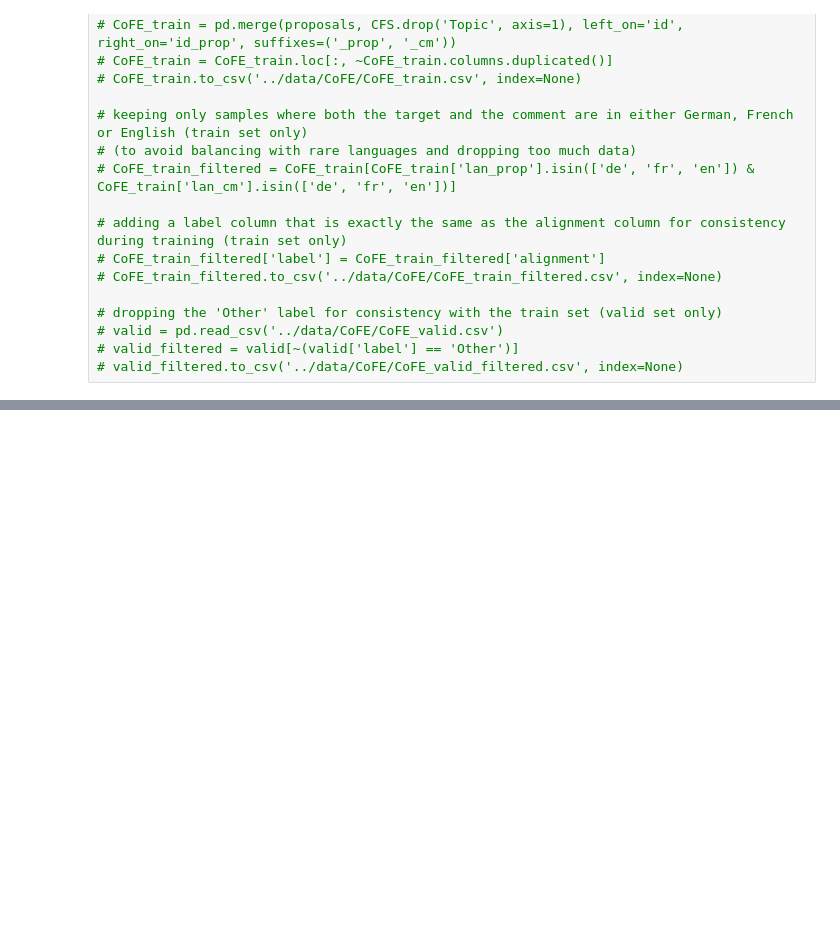
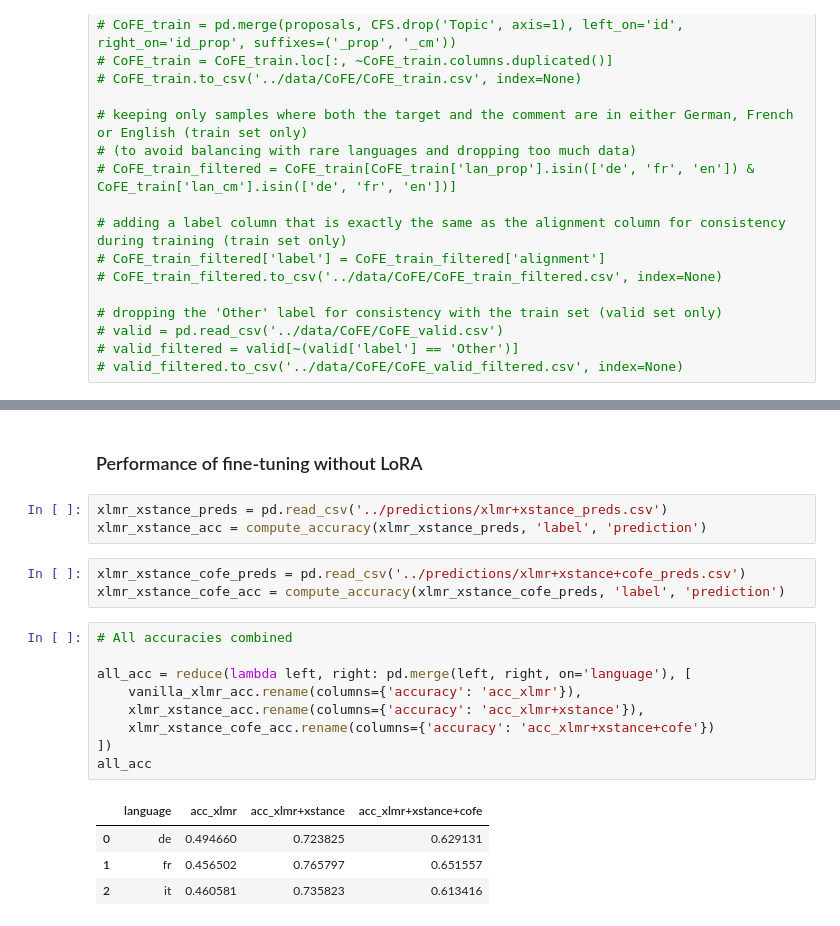
Before and after one commit to NazaninShafiabadi/StanceDetection, a Jupyter notebook: analysis/CoFE.ipynb, the cells around one changed output, grey strips where cells are left out. Drawn from its saved outputs; the diff is of its cells as text; blank space fills up the shorter version.

```diff
--- a/analysis/CoFE.ipynb
+++ b/analysis/CoFE.ipynb
@@ -38,0 +88,22 @@ def balance_df(df, columns:List, rs=42):
+# %% [markdown]
+### Performance of fine-tuning without LoRA
+# %%
+xlmr_xstance_preds = pd.read_csv('../predictions/xlmr+xstance_preds.csv')
+xlmr_xstance_acc = compute_accuracy(xlmr_xstance_preds, 'label', 'prediction')
+# %%
+xlmr_xstance_cofe_preds = pd.read_csv('../predictions/xlmr+xstance+cofe_preds.csv')
+xlmr_xstance_cofe_acc = compute_accuracy(xlmr_xstance_cofe_preds, 'label', 'prediction')
+# %%
+# All accuracies combined
+
+all_acc = reduce(lambda left, right: pd.merge(left, right, on='language'), [
+    vanilla_xlmr_acc.rename(columns={'accuracy': 'acc_xlmr'}),
+    xlmr_xstance_acc.rename(columns={'accuracy': 'acc_xlmr+xstance'}),
+    xlmr_xstance_cofe_acc.rename(columns={'accuracy': 'acc_xlmr+xstance+cofe'})
+])
+all_acc
+# %% [output]
+|  | language | acc_xlmr | acc_xlmr+xstance | acc_xlmr+xstance+cofe |
+| 0 | de | 0.494660 | 0.723825 | 0.629131 |
+| 1 | fr | 0.456502 | 0.765797 | 0.651557 |
+| 2 | it | 0.460581 | 0.735823 | 0.613416 |
```
Also changed, not shown: parts of 14 cells of this notebook, 7 other files.
